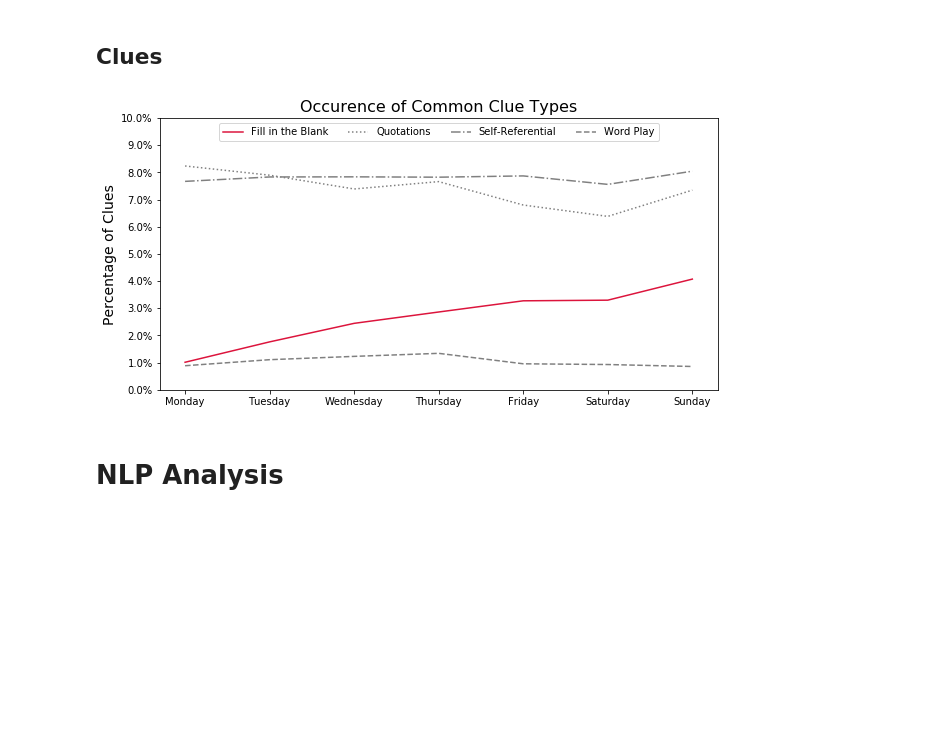
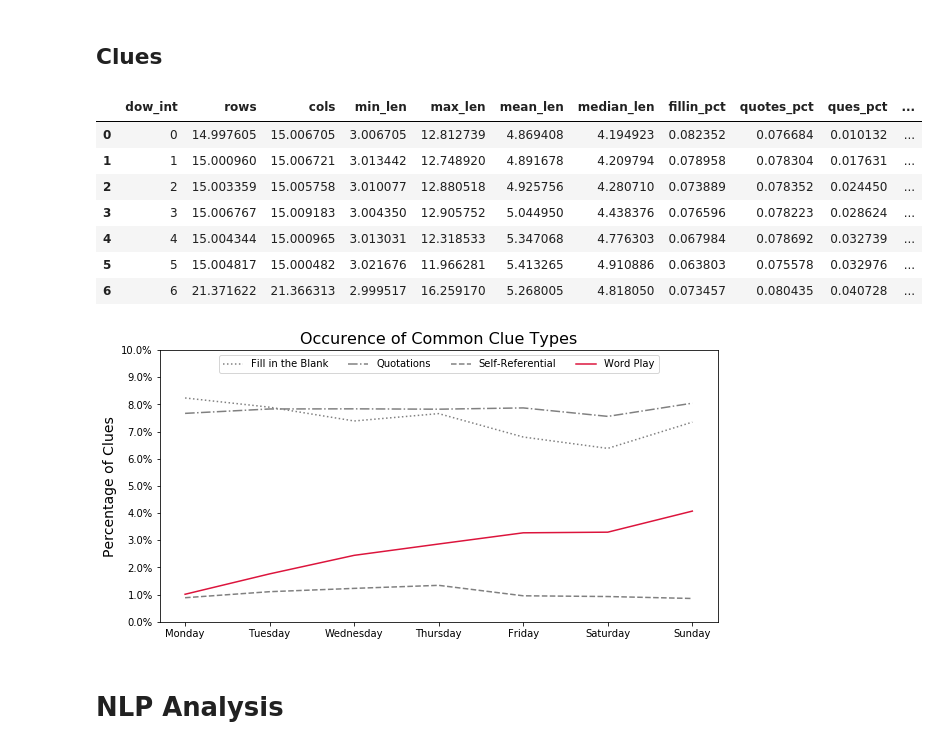
Before and after one commit to tghabour/NLP-Crossword, a Jupyter notebook: nb/NLP_Crossword.ipynb, the cells around one changed output. Cells and saved outputs as stored; diff of their text form; code cells hidden in the pictures; blank space fills up the shorter version.

Commit message:
fix clue types plot legend

```diff
--- a/nb/NLP_Crossword.ipynb
+++ b/nb/NLP_Crossword.ipynb
@@ -440,8 +440,19 @@ pc_df['self_ref'] = pc_df.all_clues.apply(lambda x: xword.self_ref(x))
 # %%
 pc_df['date_dt'] = pc_df['date'].apply(lambda x: datetime.strptime(x, '%m/%d/%Y').date())
 pc_df['dow_int'] = pc_df.date_dt.apply(lambda x: x.weekday())
+# %%
+plot_data = pc_df.groupby(['dow_int']).mean().reset_index() #.drop(['rows', 'cols'], axis = 1)
+plot_data
+# %% [output]
+|  | dow_int | rows | cols | min_len | max_len | mean_len | median_len | fillin_pct | quotes_pct | ques_pct | ... |
+| 0 | 0 | 14.997605 | 15.006705 | 3.006705 | 12.812739 | 4.869408 | 4.194923 | 0.082352 | 0.076684 | 0.010132 | ... |
+| 1 | 1 | 15.000960 | 15.006721 | 3.013442 | 12.748920 | 4.891678 | 4.209794 | 0.078958 | 0.078304 | 0.017631 | ... |
+| 2 | 2 | 15.003359 | 15.005758 | 3.010077 | 12.880518 | 4.925756 | 4.280710 | 0.073889 | 0.078352 | 0.024450 | ... |
+| 3 | 3 | 15.006767 | 15.009183 | 3.004350 | 12.905752 | 5.044950 | 4.438376 | 0.076596 | 0.078223 | 0.028624 | ... |
+| 4 | 4 | 15.004344 | 15.000965 | 3.013031 | 12.318533 | 5.347068 | 4.776303 | 0.067984 | 0.078692 | 0.032739 | ... |
+| 5 | 5 | 15.004817 | 15.000482 | 3.021676 | 11.966281 | 5.413265 | 4.910886 | 0.063803 | 0.075578 | 0.032976 | ... |
+| 6 | 6 | 21.371622 | 21.366313 | 2.999517 | 16.259170 | 5.268005 | 4.818050 | 0.073457 | 0.080435 | 0.040728 | ... |
 # %%
-plot_data = pc_df.groupby(['dow_int']).mean().reset_index()#.drop(['rows', 'cols'], axis = 1)
 dow_labels = ('Monday', 'Tuesday', 'Wednesday', 'Thursday', 'Friday', 'Saturday', 'Sunday')
 
 plt.figure(figsize=(10,5))
@@ -449,10 +460,10 @@ plt.xticks(range(7), dow_labels)
 
 plt.gca().yaxis.set_major_formatter(PercentFormatter(1))
 
-plt.plot(plot_data['dow_int'], plot_data['ques_pct'], color = 'crimson')
 plt.plot(plot_data['dow_int'], plot_data['fillin_pct'], alpha = 1, linestyle=':', color = 'grey')
 plt.plot(plot_data['dow_int'], plot_data['quotes_pct'], alpha = 1, linestyle='-.', color = 'grey')
-plt.plot(plot_data['dow_int'], plot_data['self_ref'], alpha = 1, linestyle='--', color = 'grey');
+plt.plot(plot_data['dow_int'], plot_data['self_ref'], alpha = 1, linestyle='--', color = 'grey')
+plt.plot(plot_data['dow_int'], plot_data['ques_pct'], color = 'crimson');
 
 plt.title('Occurence of Common Clue Types', size = 16)
 plt.ylabel('Percentage of Clues', size = 14)
@@ -461,7 +472,7 @@ plt.legend(['Fill in the Blank', 'Quotations', 'Self-Referential', 'Word Play'],
 
 plt.savefig("../img/clue_types.svg", format="svg")
 # %% [output]
-[figure, old version]
+[figure, new version]
 # %% [markdown]
 # NLP Analysis
 # %%
```
Also changed, not shown: 2 other files.
